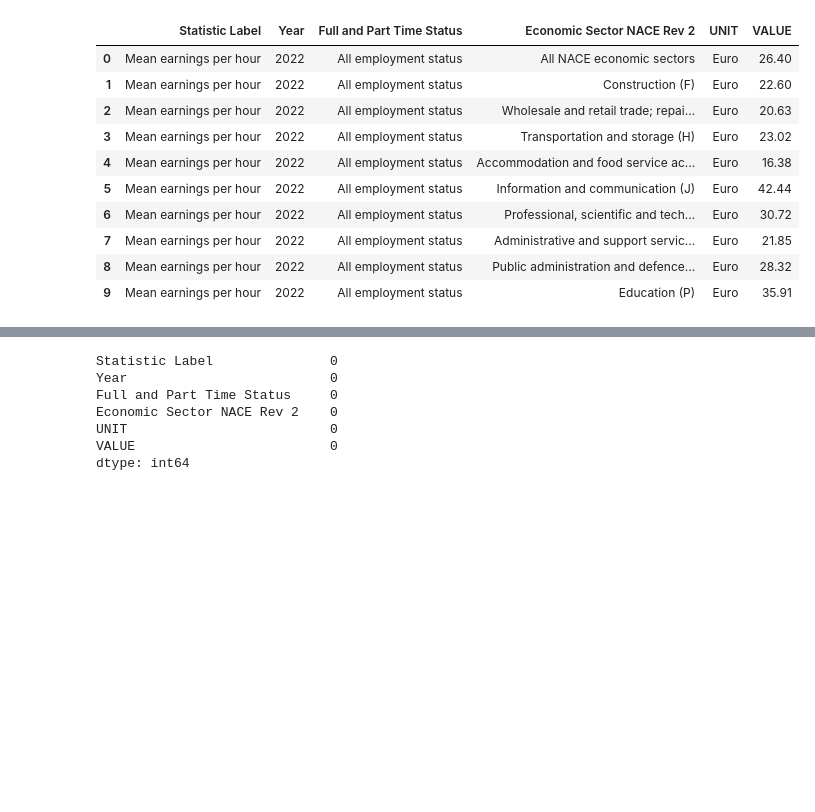
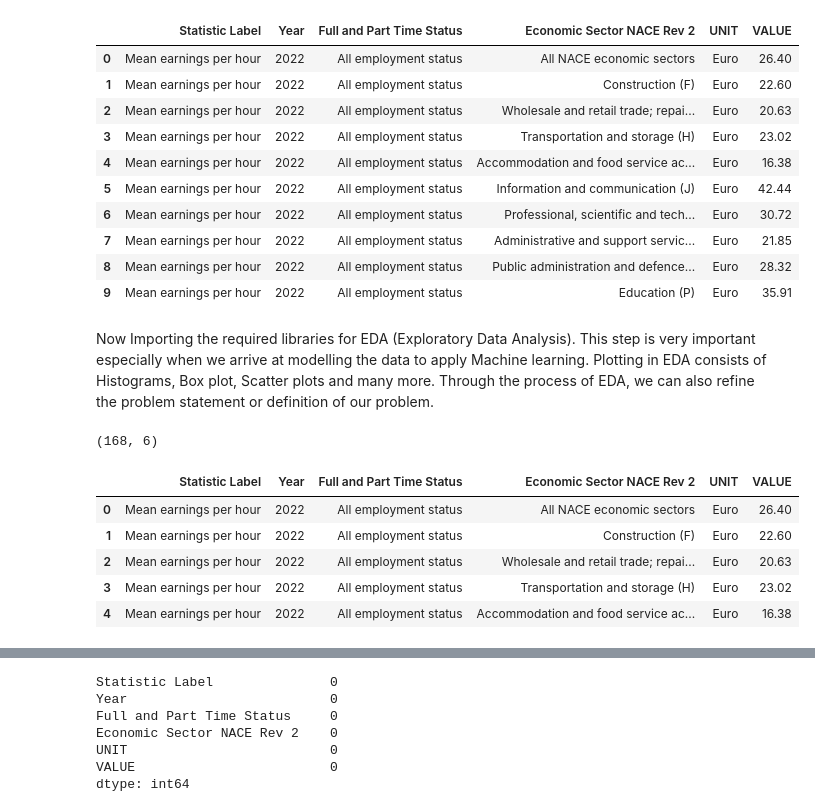
Before and after one commit to SyedAsadAilia110/CA1, a Jupyter notebook: CA01 - Coding New.ipynb, the cells around one changed output, grey strips where cells are left out. Drawn from its saved outputs; the diff is of its cells as text; code cells hidden in the pictures; blank space fills up the shorter version.

```diff
--- a/CA01 - Coding New.ipynb
+++ b/CA01 - Coding New.ipynb
@@ -30,3 +32,18 @@ data.head(10)
 | 7 | Mean earnings per hour | 2022 | All employment status | Administrative and support servic... | Euro | 21.85 |
 | 8 | Mean earnings per hour | 2022 | All employment status | Public administration and defence... | Euro | 28.32 |
 | 9 | Mean earnings per hour | 2022 | All employment status | Education (P) | Euro | 35.91 |
+# %% [markdown]
+Now Importing the required libraries for EDA (Exploratory Data Analysis). This step is very important especially when we arrive at modelling the data to apply Machine learning. Plotting in EDA consists of Histograms, Box plot, Scatter plots and many more. Through the process of EDA, we can also refine the problem statement or definition of our problem.
+# %%
+data.shape
+# %% [output]
+(168, 6)
+# %%
+data.head(5)
+# %% [output]
+|  | Statistic Label | Year | Full and Part Time Status | Economic Sector NACE Rev 2 | UNIT | VALUE |
+| 0 | Mean earnings per hour | 2022 | All employment status | All NACE economic sectors | Euro | 26.40 |
+| 1 | Mean earnings per hour | 2022 | All employment status | Construction (F) | Euro | 22.60 |
+| 2 | Mean earnings per hour | 2022 | All employment status | Wholesale and retail trade; repai... | Euro | 20.63 |
+| 3 | Mean earnings per hour | 2022 | All employment status | Transportation and storage (H) | Euro | 23.02 |
+| 4 | Mean earnings per hour | 2022 | All employment status | Accommodation and food service ac... | Euro | 16.38 |
```
Also changed, not shown: parts of 15 cells of this notebook.
